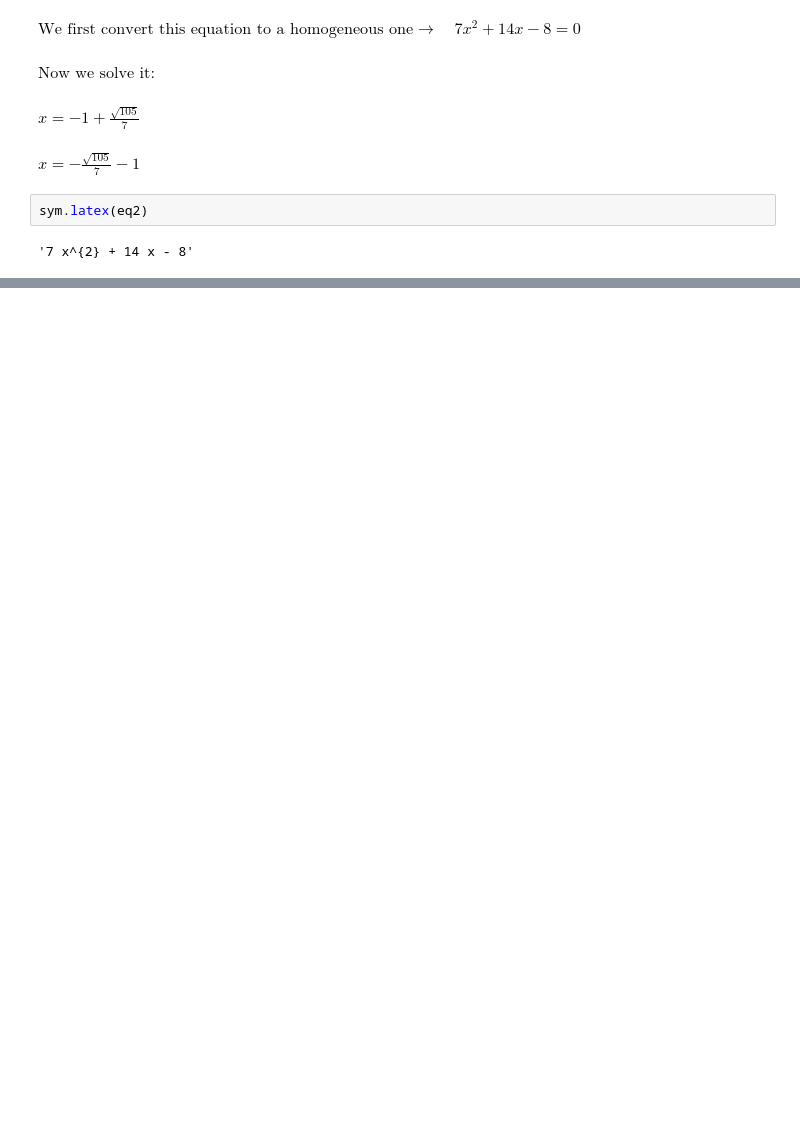
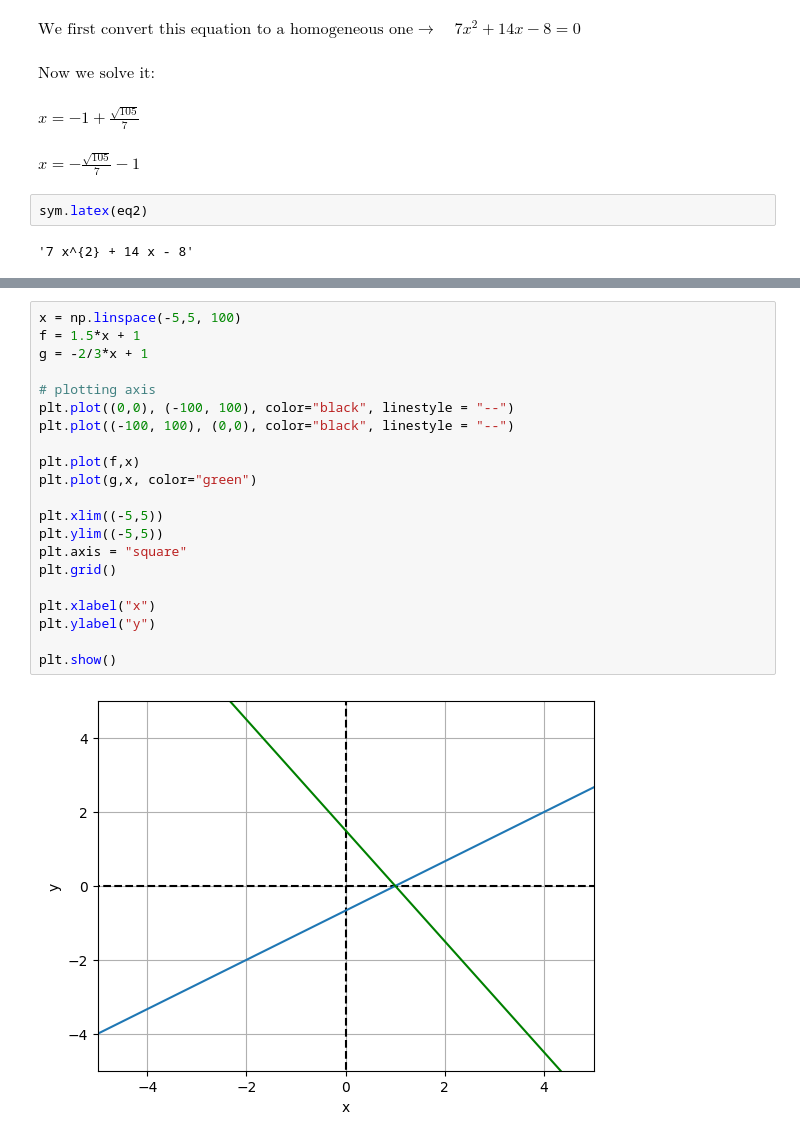
Before and after one commit to Alexderoode011202/MasterMathByCodingInPython, a Jupyter notebook: own_folder/testing_with_algebra.ipynb, the cells around one changed output, grey strips where cells are left out. Drawn from its saved outputs; the diff is of its cells as text; blank space fills up the shorter version.

```diff
--- a/own_folder/testing_with_algebra.ipynb
+++ b/own_folder/testing_with_algebra.ipynb
@@ -30,0 +71,23 @@ sym.latex(eq2)
+# %%
+x = np.linspace(-5,5, 100)
+f = 1.5*x + 1
+g = -2/3*x + 1
+
+# plotting axis
+plt.plot((0,0), (-100, 100), color="black", linestyle = "--")
+plt.plot((-100, 100), (0,0), color="black", linestyle = "--")
+
+plt.plot(f,x)
+plt.plot(g,x, color="green")
+
+plt.xlim((-5,5))
+plt.ylim((-5,5))
+plt.axis = "square"
+plt.grid()
+
+plt.xlabel("x")
+plt.ylabel("y")
+
+plt.show()
+# %% [output]
+[figure, added]
```
Also changed, not shown: parts of 5 cells of this notebook, 5 other files.
